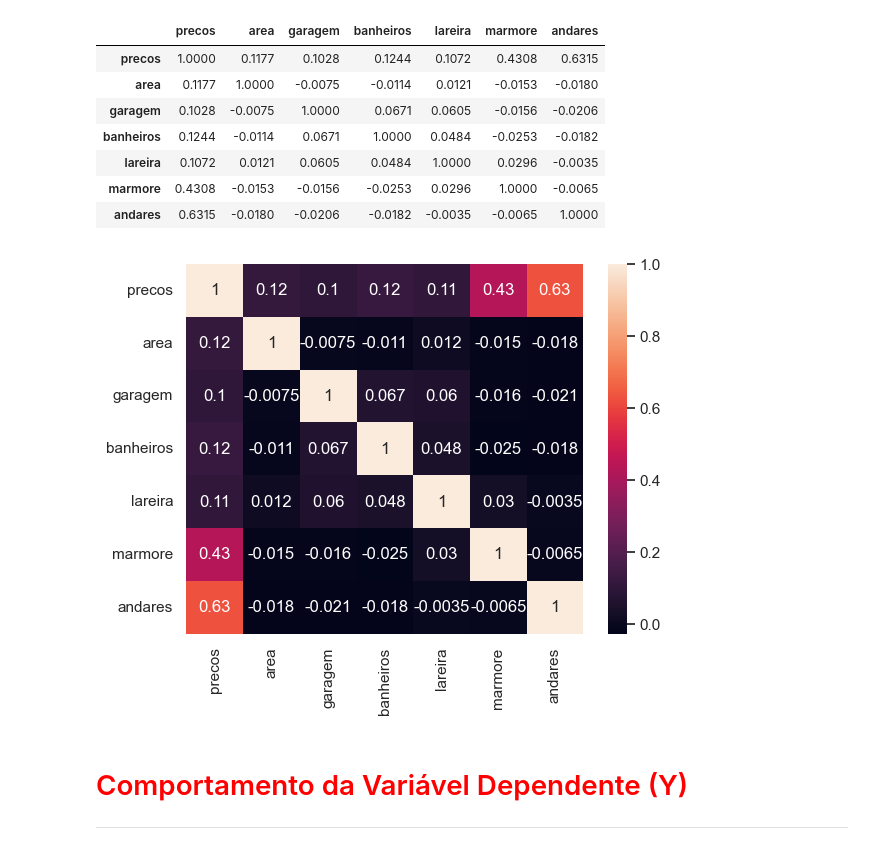
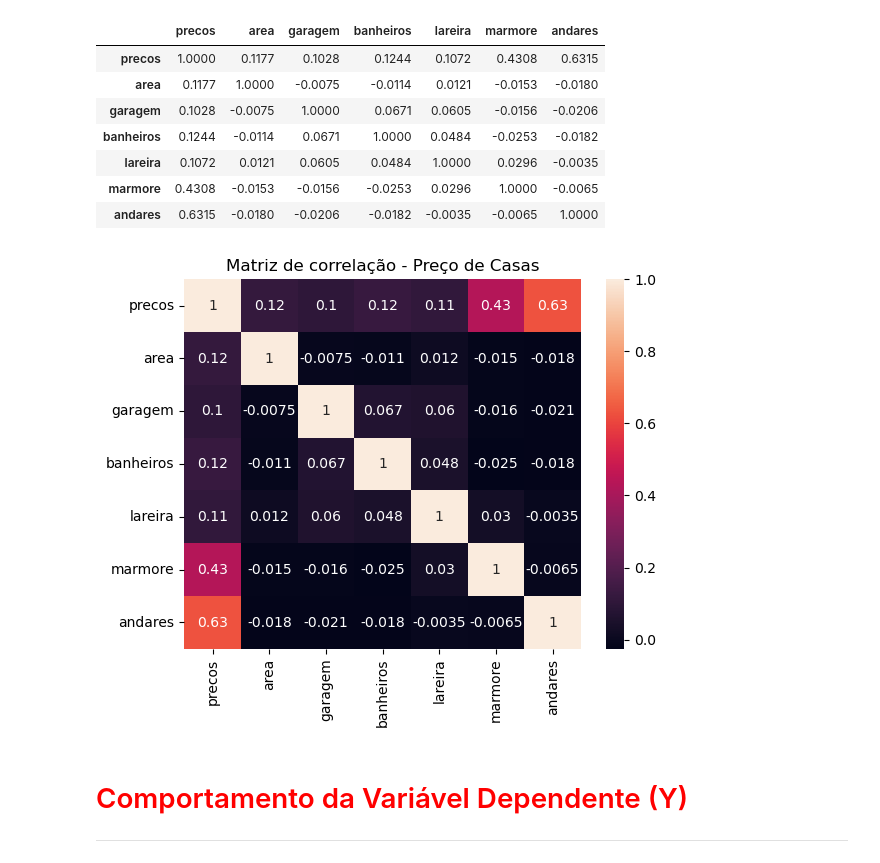
Before and after one commit to luanans/Bootcamp-WoMakersCode, a Jupyter notebook: Alura/05 Regressao linear - testando relacoes e prevendo resultados/860-Exercicio/Exercicio/Regressao Linear - Exercicio.ipynb, the cells around one changed output. Drawn from its saved outputs; the diff is of its cells as text; code cells hidden in the pictures.

```diff
--- a/Alura/05 Regressao linear - testando relacoes e prevendo resultados/860-Exercicio/Exercicio/Regressao Linear - Exercicio.ipynb
+++ b/Alura/05 Regressao linear - testando relacoes e prevendo resultados/860-Exercicio/Exercicio/Regressao Linear - Exercicio.ipynb
@@ -96,16 +96,14 @@ dados.corr().round(4)
 | marmore | 0.4308 | -0.0153 | -0.0156 | -0.0253 | 0.0296 | 1.0000 | -0.0065 |
 | andares | 0.6315 | -0.0180 | -0.0206 | -0.0182 | -0.0035 | -0.0065 | 1.0000 |
 # %%
-# Calculando a matriz de correlação
 corr_matrix = dados.corr()
 
 # Criando o gráfico de matriz de correlação
 sns.heatmap(corr_matrix, annot=True)
-plt.title("Matriz de correlação do conjunto de dados Iris")
-# Exibindo o gráfico
+plt.title("Matriz de correlação - Preço de Casas")
 plt.show()
 # %% [output]
-[figure, old version]
+[figure, new version]
 # %% [markdown]
 # <font color='red' style='font-size: 30px;'>Comportamento da Variável Dependente (Y)</font>
 <hr style='border: 2px solid red;'>
```
Also changed, not shown: parts of 26 cells of this notebook, 5 other files.
